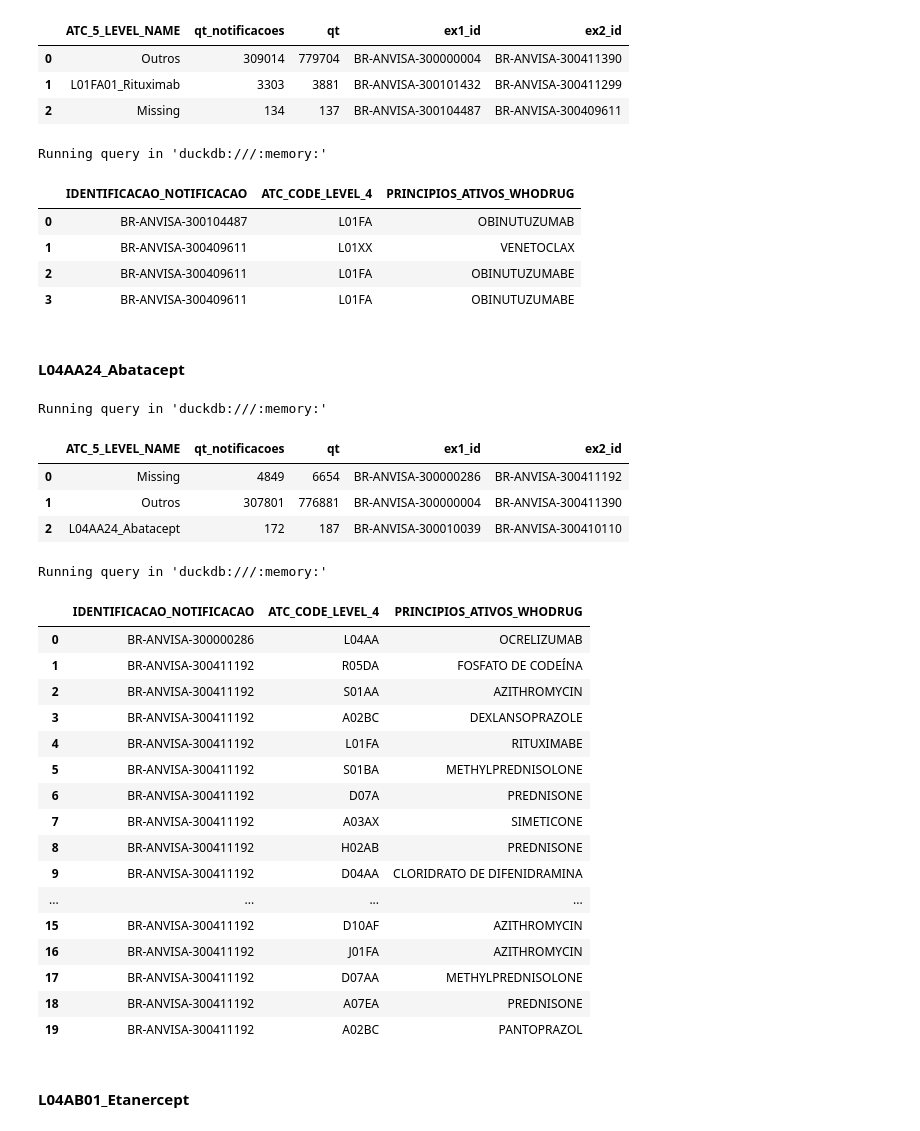
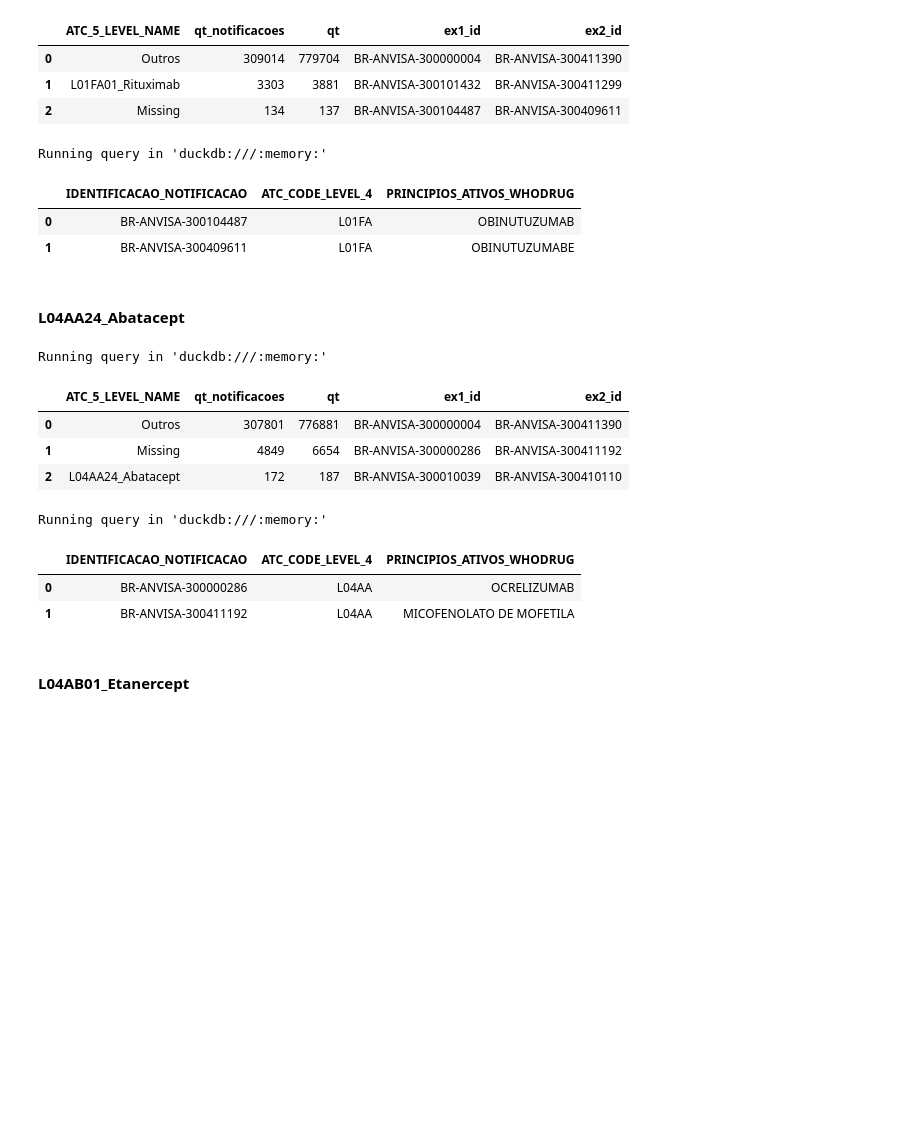
Before and after one commit to mlab-inf-ufrgs/vigimed, a Jupyter notebook: eda/disproportionality_analysis/crisp.ipynb, the cells around one changed output. Drawn from its saved outputs; the diff is of its cells as text; code cells hidden in the pictures; blank space fills up the shorter version.

```diff
--- a/eda/disproportionality_analysis/crisp.ipynb
+++ b/eda/disproportionality_analysis/crisp.ipynb
@@ -57,12 +57,9 @@ from typing import List, Optional
 # %% [markdown]
 # **4️⃣ Coleta de dados**
 # %%
-
-
-
 # Configurações de exibição
 pd.set_option("display.max_rows", 200)
-pd.set_option("display.max_columns", 50)
+pd.set_option("display.max_columns", 200)
 pd.set_option("display.width", 200)
 
 %load_ext sql
@@ -223,16 +218,14 @@ Running query in 'duckdb:///:memory:'
 | 2 | Missing | 134 | 137 | BR-ANVISA-300104487 | BR-ANVISA-300409611 |
 # %%
 %%sql
-select IDENTIFICACAO_NOTIFICACAO,ATC_CODE_LEVEL_4,PRINCIPIOS_ATIVOS_WHODRUG
+select distinct IDENTIFICACAO_NOTIFICACAO,ATC_CODE_LEVEL_4,PRINCIPIOS_ATIVOS_WHODRUG
 from fat_medicamentos
-where IDENTIFICACAO_NOTIFICACAO in ('BR-ANVISA-300104487','BR-ANVISA-300409611')
+where ATC_CODE_LEVEL_4 ='L01FA' and IDENTIFICACAO_NOTIFICACAO in ('BR-ANVISA-300104487','BR-ANVISA-300409611')
 # %% [output]
 Running query in 'duckdb:///:memory:'
 |  | IDENTIFICACAO_NOTIFICACAO | ATC_CODE_LEVEL_4 | PRINCIPIOS_ATIVOS_WHODRUG |
 | 0 | BR-ANVISA-300104487 | L01FA | OBINUTUZUMAB |
-| 1 | BR-ANVISA-300409611 | L01XX | VENETOCLAX |
-| 2 | BR-ANVISA-300409611 | L01FA | OBINUTUZUMABE |
-| 3 | BR-ANVISA-300409611 | L01FA | OBINUTUZUMABE |
+| 1 | BR-ANVISA-300409611 | L01FA | OBINUTUZUMABE |
 # %% [markdown]
 #### L04AA24_Abatacept
 # %%
@@ -258,34 +251,20 @@ group by 1
 # %% [output]
 Running query in 'duckdb:///:memory:'
 |  | ATC_5_LEVEL_NAME | qt_notificacoes | qt | ex1_id | ex2_id |
-| 0 | Missing | 4849 | 6654 | BR-ANVISA-300000286 | BR-ANVISA-300411192 |
-| 1 | Outros | 307801 | 776881 | BR-ANVISA-300000004 | BR-ANVISA-300411390 |
+| 0 | Outros | 307801 | 776881 | BR-ANVISA-300000004 | BR-ANVISA-300411390 |
+| 1 | Missing | 4849 | 6654 | BR-ANVISA-300000286 | BR-ANVISA-300411192 |
 | 2 | L04AA24_Abatacept | 172 | 187 | BR-ANVISA-300010039 | BR-ANVISA-300410110 |
 # %%
 %%sql
 select distinct IDENTIFICACAO_NOTIFICACAO,ATC_CODE_LEVEL_4,PRINCIPIOS_ATIVOS_WHODRUG
 from fat_medicamentos
-where IDENTIFICACAO_NOTIFICACAO in ('BR-ANVISA-300000286','BR-ANVISA-300411192')
+where ATC_CODE_LEVEL_4 ='L04AA' and IDENTIFICACAO_NOTIFICACAO in ('BR-ANVISA-300000286','BR-ANVISA-300411192')
 order by 1
 # %% [output]
 Running query in 'duckdb:///:memory:'
 |  | IDENTIFICACAO_NOTIFICACAO | ATC_CODE_LEVEL_4 | PRINCIPIOS_ATIVOS_WHODRUG |
 | 0 | BR-ANVISA-300000286 | L04AA | OCRELIZUMAB |
-| 1 | BR-ANVISA-300411192 | R05DA | FOSFATO DE CODEÍNA |
-| 2 | BR-ANVISA-300411192 | S01AA | AZITHROMYCIN |
-| 3 | BR-ANVISA-300411192 | A02BC | DEXLANSOPRAZOLE |
-| 4 | BR-ANVISA-300411192 | L01FA | RITUXIMABE |
-| 5 | BR-ANVISA-300411192 | S01BA | METHYLPREDNISOLONE |
-| 6 | BR-ANVISA-300411192 | D07A | PREDNISONE |
-| 7 | BR-ANVISA-300411192 | A03AX | SIMETICONE |
-| 8 | BR-ANVISA-300411192 | H02AB | PREDNISONE |
-| 9 | BR-ANVISA-300411192 | D04AA | CLORIDRATO DE DIFENIDRAMINA |
-| ... | ... | ... | ... |
-| 15 | BR-ANVISA-300411192 | D10AF | AZITHROMYCIN |
-| 16 | BR-ANVISA-300411192 | J01FA | AZITHROMYCIN |
-| 17 | BR-ANVISA-300411192 | D07AA | METHYLPREDNISOLONE |
-| 18 | BR-ANVISA-300411192 | A07EA | PREDNISONE |
-| 19 | BR-ANVISA-300411192 | A02BC | PANTOPRAZOL |
+| 1 | BR-ANVISA-300411192 | L04AA | MICOFENOLATO DE MOFETILA |
 # %% [markdown]
 #### L04AB01_Etanercept
 # %%
```
Also changed, not shown: parts of 21 cells of this notebook, 1 other file.
